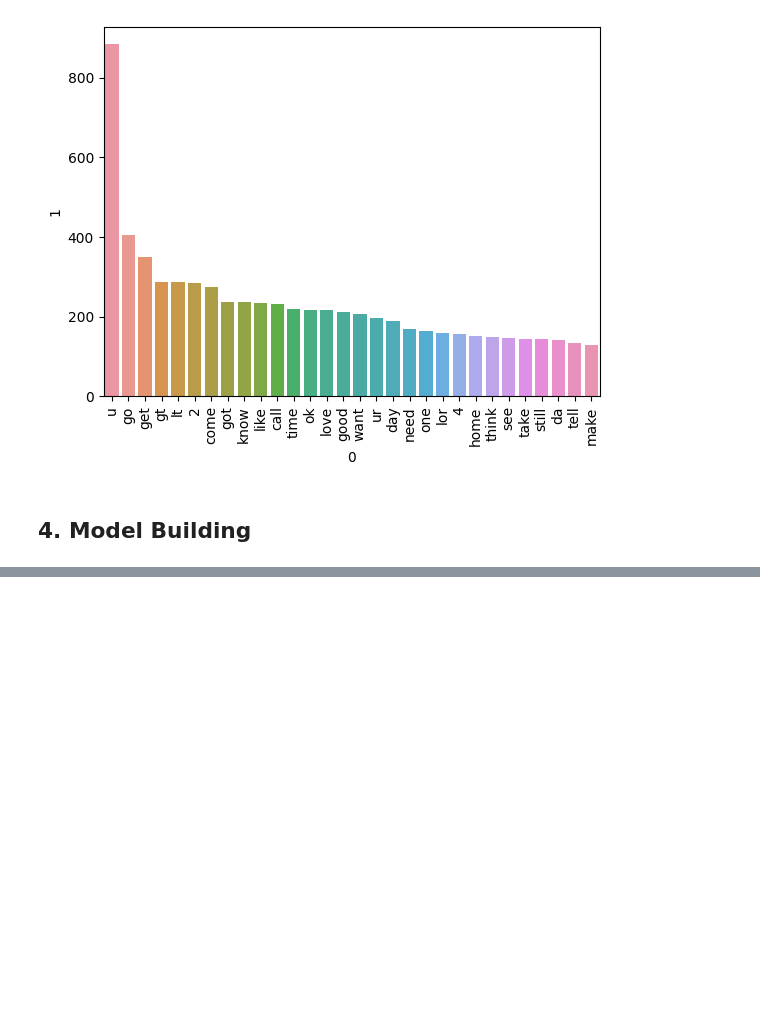
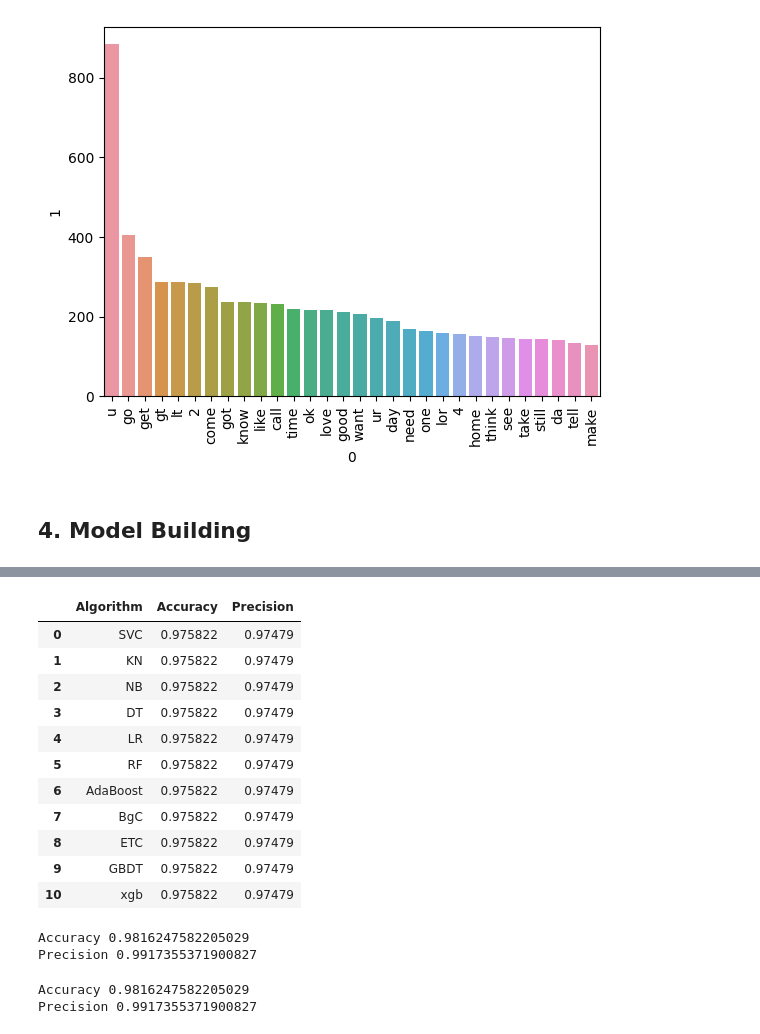
Before and after one commit to Pranshu321/Spam_Detection_Model, a Jupyter notebook: sms.ipynb, the cells around one changed output, grey strips where cells are left out. Saved outputs shown, nothing was run; the diff lists cells and outputs as text; code cells hidden in the pictures; blank space fills up the shorter version.

```diff
--- a/sms.ipynb
+++ b/sms.ipynb
@@ -322,0 +354,5 @@ plt.show()
+# %%
+from sklearn.naive_bayes import GaussianNB , MultinomialNB , BernoulliNB
+gnb = GaussianNB()
+mnb = MultinomialNB()
+bnb = BernoulliNB()
@@ -322,0 +418,37 @@ plt.show()
+# %%
+clfs = {
+    'SVC' : svc,
+    'KN' : knc,
+    'NB': mnb,
+    'DT': dtc,
+    'LR': lrc,
+    'RF': rfc,
+    'AdaBoost': abc,
+    'BgC': bc,
+    'ETC': etc,
+    'GBDT':gbdt,
+    'xgb':xgb
+}
+
+def train_classifier(clf,X_train,y_train,X_test,y_test):
+    clf.fit(X_train,y_train)
+    y_pred = clf.predict(X_test)
+    accuracy = accuracy_score(y_test,y_pred)
+    precision = precision_score(y_test,y_pred)
+
+    return accuracy,precision
+# %%
+# train_classifier(svc,X_Train,Y_Train,X_Test,Y_Test)
+accuracy_scores = []
+precision_scores = []
+
+for name,clf in clfs.items():
+
+    current_accuracy,current_precision = train_classifier(svc,X_Train,Y_Train,X_Test,Y_Test)
+
+    print("For ",name)
+    print("Accuracy - ",current_accuracy)
+    print("Precision - ",current_precision)
+
+    accuracy_scores.append(current_accuracy)
+    precision_scores.append(current_precision)
@@ -322,0 +473,16 @@ plt.show()
+# %%
+performance_df = pd.DataFrame({'Algorithm':clfs.keys(),'Accuracy':accuracy_scores,'Precision':precision_scores}).sort_values('Precision',ascending=False)
+performance_df
+# %% [output]
+|  | Algorithm | Accuracy | Precision |
+| 0 | SVC | 0.975822 | 0.97479 |
+| 1 | KN | 0.975822 | 0.97479 |
+| 2 | NB | 0.975822 | 0.97479 |
+| 3 | DT | 0.975822 | 0.97479 |
+| 4 | LR | 0.975822 | 0.97479 |
+| 5 | RF | 0.975822 | 0.97479 |
+| 6 | AdaBoost | 0.975822 | 0.97479 |
+| 7 | BgC | 0.975822 | 0.97479 |
+| 8 | ETC | 0.975822 | 0.97479 |
+| 9 | GBDT | 0.975822 | 0.97479 |
+| 10 | xgb | 0.975822 | 0.97479 |
@@ -322,0 +496,9 @@ plt.show()
+# %%
+voting = VotingClassifier(estimators=[('svm', svc), ('nb', mnb), ('et', etc)],voting='soft')
+voting.fit(X_Train,Y_Train)
+y_pred = voting.predict(X_Test)
+print("Accuracy",accuracy_score(Y_Test,y_pred))
+print("Precision",precision_score(Y_Test,y_pred))
+# %% [output]
+Accuracy 0.9816247582205029
+Precision 0.9917355371900827
@@ -322,0 +512,8 @@ plt.show()
+# %%
+clf.fit(X_Train,Y_Train)
+y_pred = voting.predict(X_Test)
+print("Accuracy",accuracy_score(Y_Test,y_pred))
+print("Precision",precision_score(Y_Test,y_pred))
+# %% [output]
+Accuracy 0.9816247582205029
+Precision 0.9917355371900827
```
Also changed, not shown: parts of 38 cells of this notebook, 5 other files.
